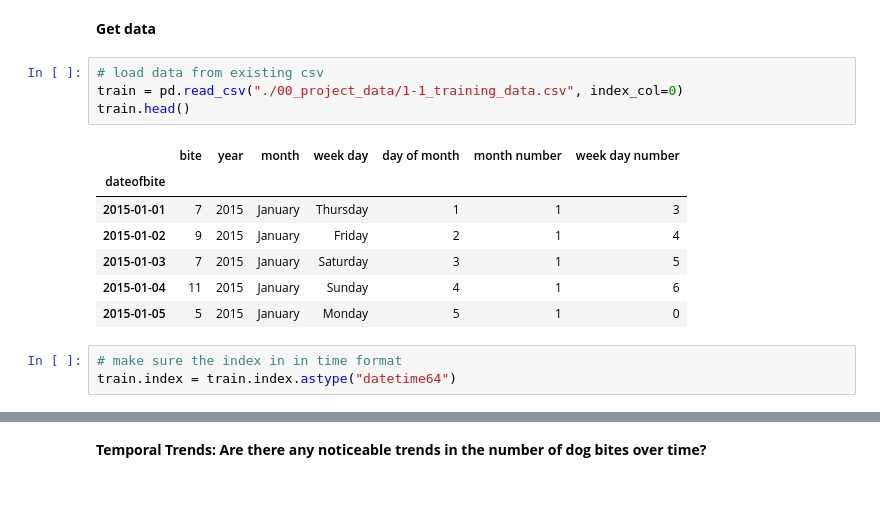
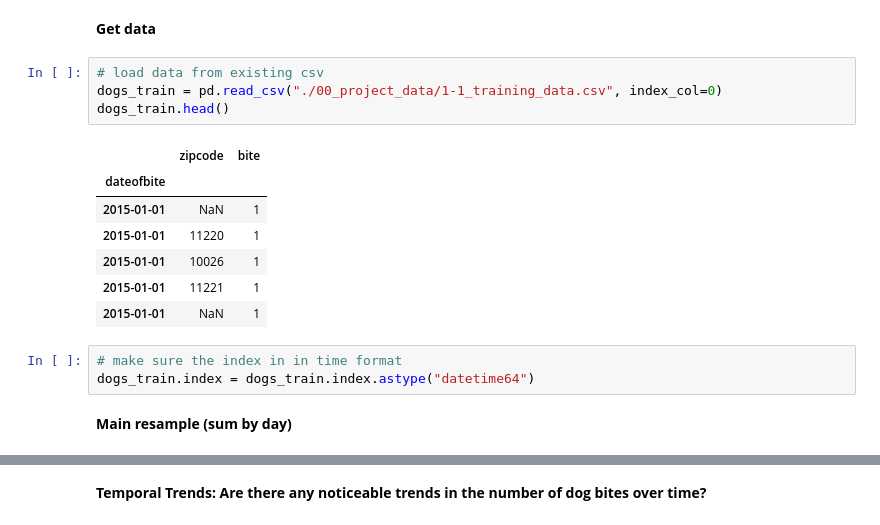
Before and after one commit to MigashaneVictoire/new_york_city_dog_bites, a Jupyter notebook: explore.ipynb, the cells around one changed output, grey strips where cells are left out. Cells and saved outputs as stored; diff of their text form; blank space fills up the shorter version.

Commit message:
engieer zipcode

```diff
--- a/explore.ipynb
+++ b/explore.ipynb
@@ -34,16 +34,18 @@ sns.set_theme(style="whitegrid")
 **Get data**
 # %%
 # load data from existing csv
-train = pd.read_csv("./00_project_data/1-1_training_data.csv", index_col=0)
-train.head()
+dogs_train = pd.read_csv("./00_project_data/1-1_training_data.csv", index_col=0)
+dogs_train.head()
 # %% [output]
-|  | bite | year | month | week day | day of month | month number | week day number |
-| dateofbite |  |  |  |  |  |  |  |
-| 2015-01-01 | 7 | 2015 | January | Thursday | 1 | 1 | 3 |
-| 2015-01-02 | 9 | 2015 | January | Friday | 2 | 1 | 4 |
-| 2015-01-03 | 7 | 2015 | January | Saturday | 3 | 1 | 5 |
-| 2015-01-04 | 11 | 2015 | January | Sunday | 4 | 1 | 6 |
-| 2015-01-05 | 5 | 2015 | January | Monday | 5 | 1 | 0 |
+|  | zipcode | bite |
+| dateofbite |  |  |
+| 2015-01-01 | NaN | 1 |
+| 2015-01-01 | 11220 | 1 |
+| 2015-01-01 | 10026 | 1 |
+| 2015-01-01 | 11221 | 1 |
+| 2015-01-01 | NaN | 1 |
 # %%
 # make sure the index in in time format
-train.index = train.index.astype("datetime64")
+dogs_train.index = dogs_train.index.astype("datetime64")
+# %% [markdown]
+**Main resample (sum by day)**
```
Also changed, not shown: parts of 5 cells of this notebook, 2 other files.
